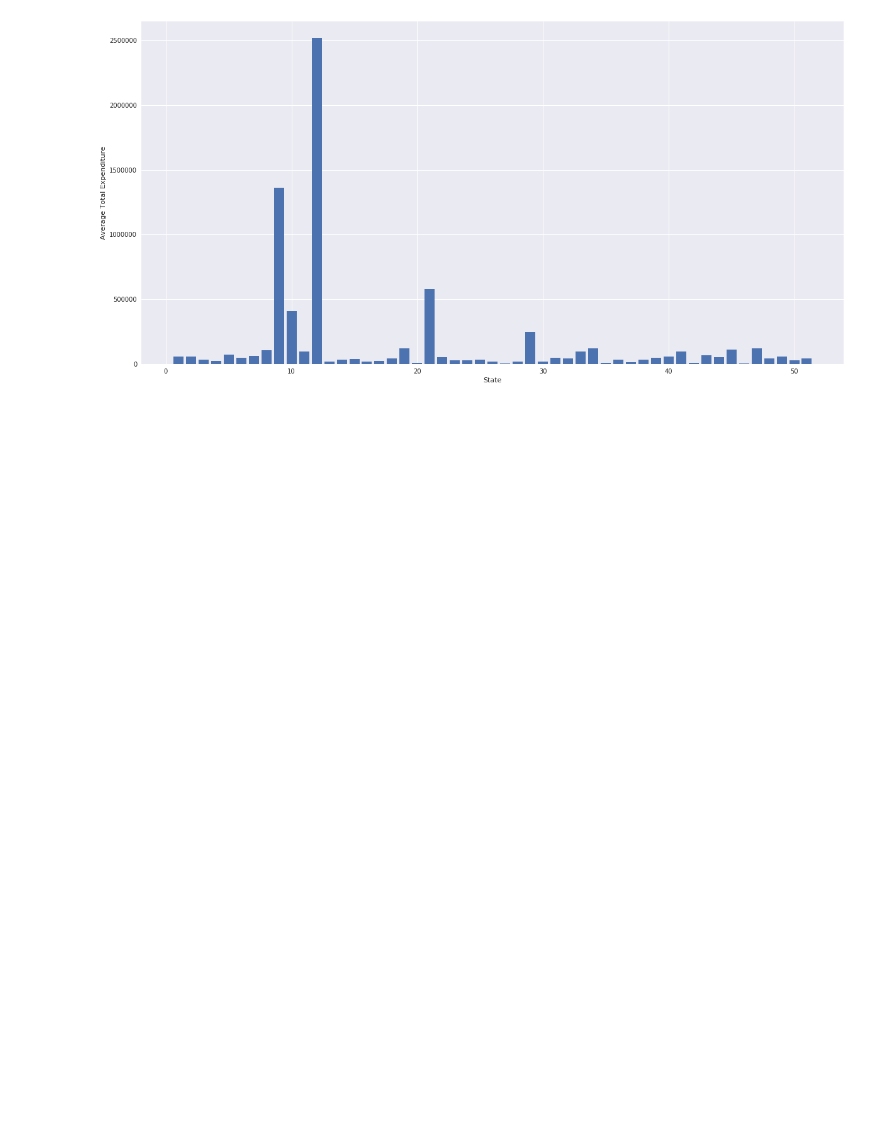
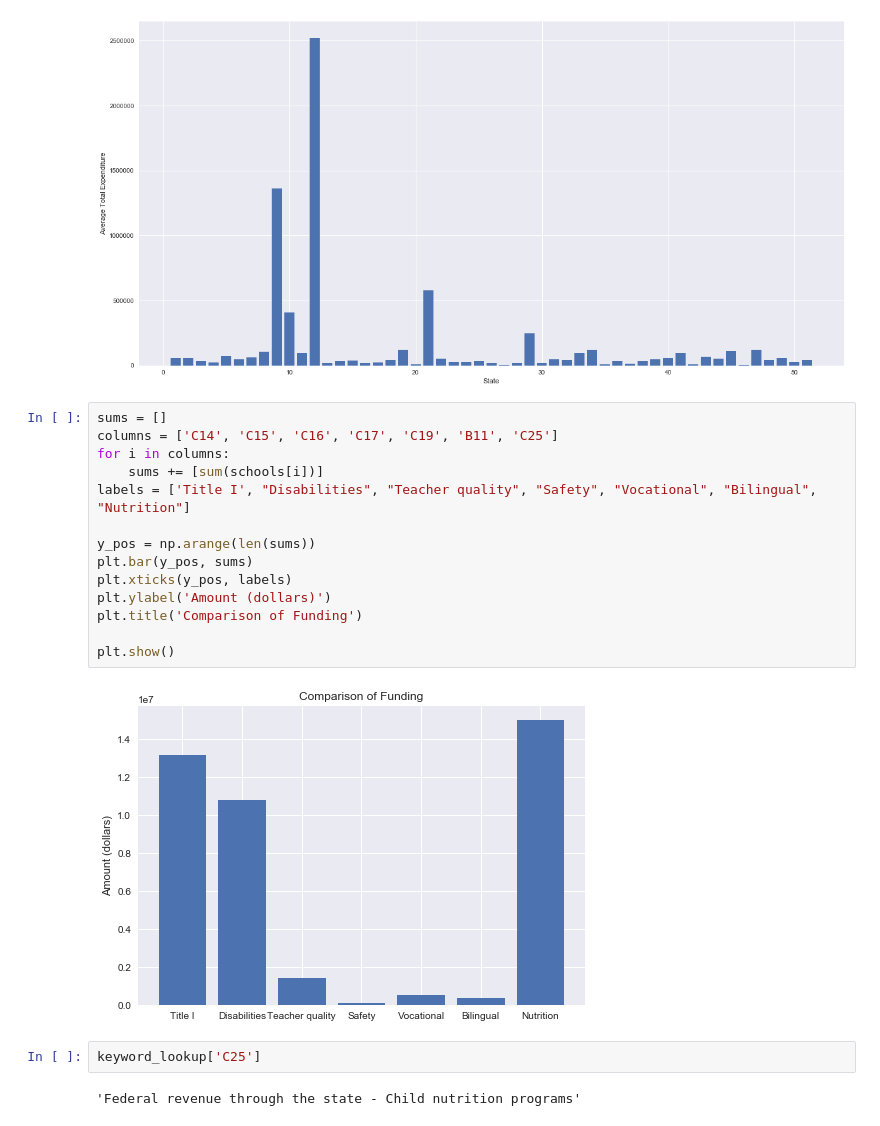
Before and after one commit to JustinMi/dsd-proj-1, a Jupyter notebook: proj1.ipynb, the cells around one changed output. Drawn from its saved outputs; the diff is of its cells as text; blank space fills up the shorter version.

Commit message:
more visualization! linear done wheee

```diff
--- a/proj1.ipynb
+++ b/proj1.ipynb
@@ -247,3 +252,23 @@ plt.bar(state4, avgtotexp)
 plt.show()
 # %% [output]
 [figure]
+# %%
+sums = []
+columns = ['C14', 'C15', 'C16', 'C17', 'C19', 'B11', 'C25']
+for i in columns:
+    sums += [sum(schools[i])]
+labels = ['Title I', "Disabilities", "Teacher quality", "Safety", "Vocational", "Bilingual", "Nutrition"]
+
+y_pos = np.arange(len(sums))
+plt.bar(y_pos, sums)
+plt.xticks(y_pos, labels)
+plt.ylabel('Amount (dollars)')
+plt.title('Comparison of Funding')
+
+plt.show()
+# %% [output]
+[figure, added]
+# %%
+keyword_lookup['C25']
+# %% [output]
+'Federal revenue through the state - Child nutrition programs'
```
Also changed, not shown: parts of 5 cells of this notebook.
